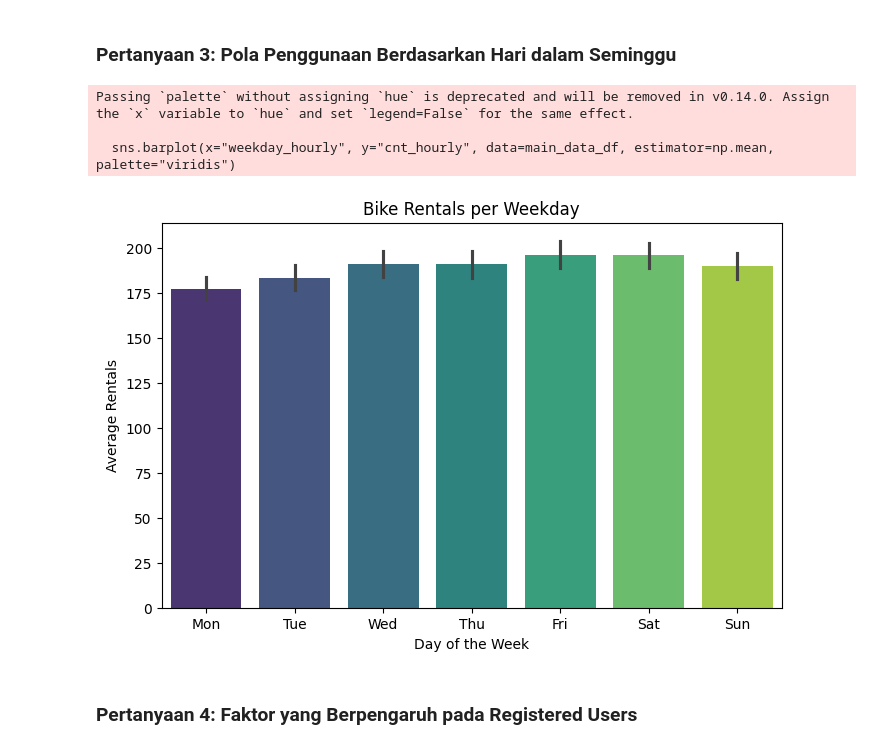
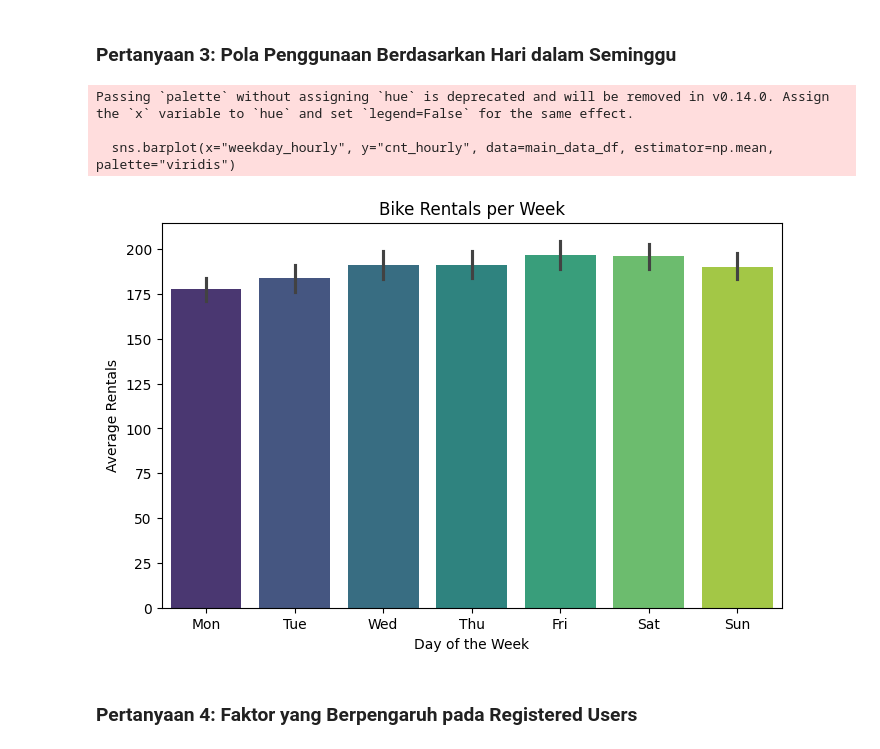
Before and after one commit to KristianEka/dicoding-data-analysis-python, a Jupyter notebook: Proyek_Analisis_Data.ipynb, the cells around one changed output. Drawn from its saved outputs; the diff is of its cells as text; code cells hidden in the pictures.

```diff
--- a/Proyek_Analisis_Data.ipynb
+++ b/Proyek_Analisis_Data.ipynb
@@ -619,16 +618,16 @@ Passing `palette` without assigning `hue` is deprecated and will be removed in v
 # %%
 plt.figure(figsize=(8,5))
 sns.barplot(x="weekday_hourly", y="cnt_hourly", data=main_data_df, estimator=np.mean, palette="viridis")
 plt.xticks(ticks=[0,1,2,3,4,5,6], labels=["Mon", "Tue", "Wed", "Thu", "Fri", "Sat", "Sun"])
 plt.xlabel("Day of the Week")
 plt.ylabel("Average Rentals")
-plt.title("Bike Rentals per Weekday")
+plt.title("Bike Rentals per Week")
 plt.show()
 # %% [output]
 Passing `palette` without assigning `hue` is deprecated and will be removed in v0.14.0. Assign the `x` variable to `hue` and set `legend=False` for the same effect.
 
   sns.barplot(x="weekday_hourly", y="cnt_hourly", data=main_data_df, estimator=np.mean, palette="viridis")
-[figure, old version]
+[figure, new version]
 # %% [markdown]
 ### Pertanyaan 4: **Faktor yang Berpengaruh pada Registered Users**
 # %%
```
Also changed, not shown: parts of 4 cells of this notebook.
